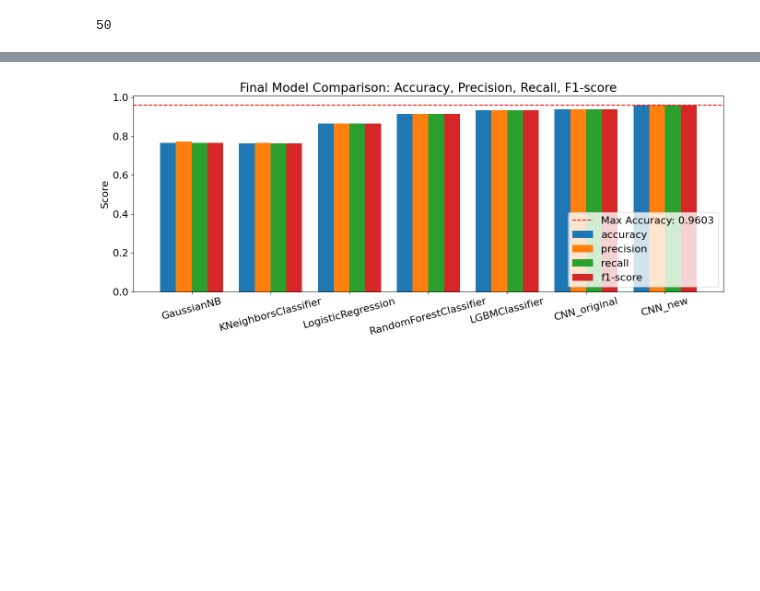
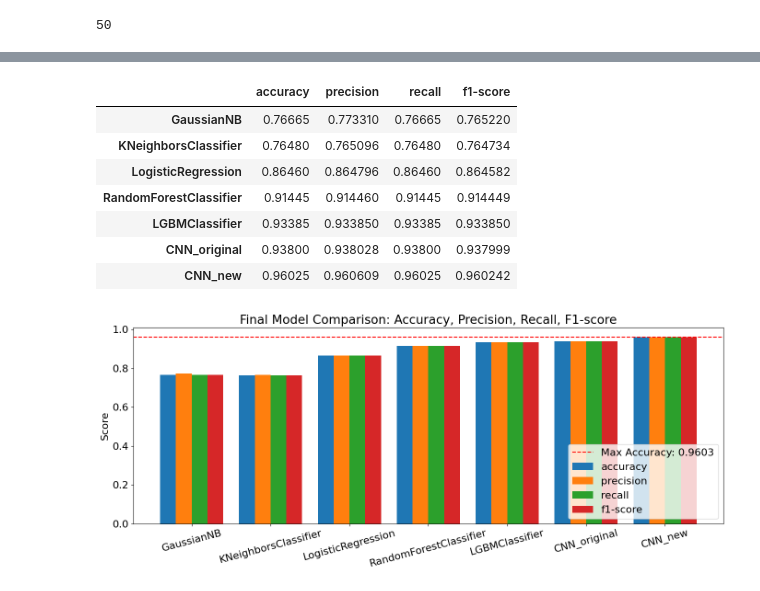
Before and after one commit to Phyke/AT82.08-AI-Generated-Image-Classification, a Jupyter notebook: evaluation.ipynb, the cells around one changed output, grey strips where cells are left out. Saved outputs shown, nothing was run; the diff lists cells and outputs as text; code cells hidden in the pictures; blank space fills up the shorter version.

Commit message:
Add a table

```diff
--- a/evaluation.ipynb
+++ b/evaluation.ipynb
@@ -485,3 +486,27 @@ data_for_plot_best_model_accuracy
+# %%
+# Convert the dictionary to a pandas DataFrame
+df_best_model_accuracy = pd.DataFrame.from_dict(data_for_plot_best_model_accuracy, orient="index")
+
+# Display the DataFrame
+df_best_model_accuracy = df_best_model_accuracy.drop(
+    columns=[
+        "feature_extraction_time",
+        "image_loading_time",
+        "training_time",
+        "prediction_time",
+        "model_size (MB)",
+    ],
+)
+df_best_model_accuracy
+# %% [output]
+|  | accuracy | precision | recall | f1-score |
+| GaussianNB | 0.76665 | 0.773310 | 0.76665 | 0.765220 |
+| KNeighborsClassifier | 0.76480 | 0.765096 | 0.76480 | 0.764734 |
+| LogisticRegression | 0.86460 | 0.864796 | 0.86460 | 0.864582 |
+| RandomForestClassifier | 0.91445 | 0.914460 | 0.91445 | 0.914449 |
+| LGBMClassifier | 0.93385 | 0.933850 | 0.93385 | 0.933850 |
+| CNN_original | 0.93800 | 0.938028 | 0.93800 | 0.937999 |
+| CNN_new | 0.96025 | 0.960609 | 0.96025 | 0.960242 |
 # %%
 metrics = ["accuracy", "precision", "recall", "f1-score"]
 models = list(data_for_plot_best_model_accuracy.keys())
```
Also changed, not shown: parts of 3 cells of this notebook.
